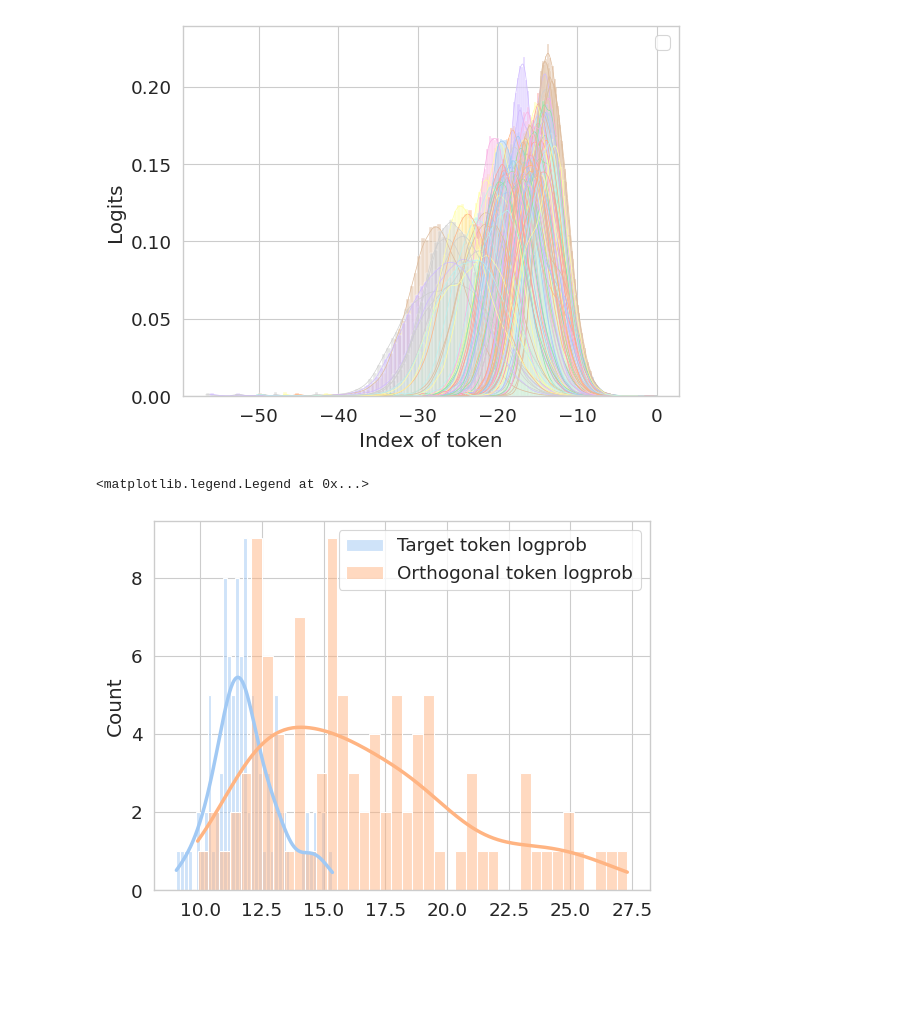
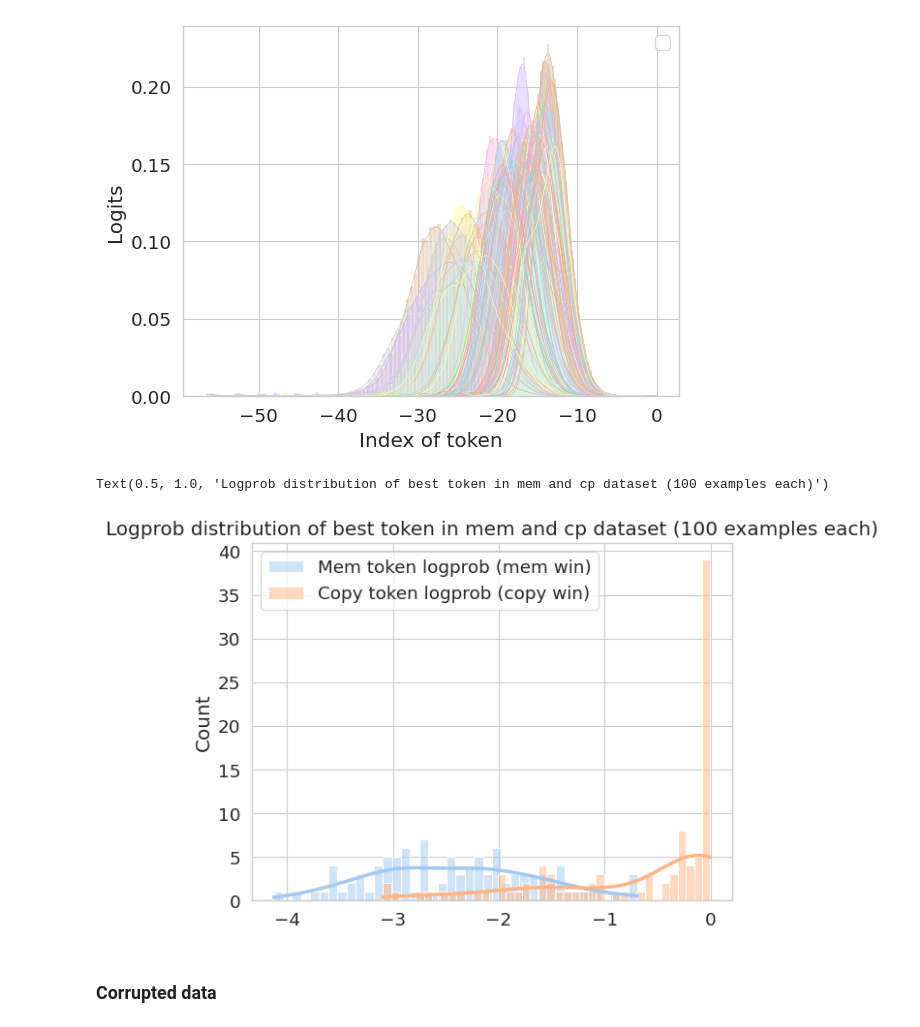
Before and after one commit to francescortu/comp-mech, a Jupyter notebook: notebooks/investigate_variance.ipynb, the cells around one changed output. Drawn from its saved outputs; the diff is of its cells as text; code cells hidden in the pictures; blank space fills up the shorter version.

```diff
--- a/notebooks/investigate_variance.ipynb
+++ b/notebooks/investigate_variance.ipynb
@@ -31,10 +29,11 @@ model = WrapHookedTransformer.from_pretrained("gpt2")
 Using pad_token, but it is not set yet.
 Loaded pretrained model gpt2 into HookedTransformer
 # %%
+dataset = Dataset("../data/dataset_gpt2.json")
 dataset.print_statistics()
-# dataset.filter(filter_value=0.23)
+dataset.filter(filter_key = "cp", filter_interval=(0.2,0.25))
 dataset.print_statistics()
-dataset.random_sample(100, 16)
+dataset.random_sample(100, 15)
 # %% [output]
 ----------------------------
 Memorizing win number of examples: 9916
@@ -97,8 +96,8 @@ plt.show()
 # %% [markdown]
 ## Variance in the logits
 # %%
-pos_logits = model([d["premise"] for d in dataset.pos_dataset])
-neg_logits = model([d["premise"] for d in dataset.neg_dataset])
+pos_logits, pos_clean_cache = model.run_with_cache([d["premise"] for d in dataset.pos_dataset])
+neg_logits, neg_clean_cache = model.run_with_cache([d["premise"] for d in dataset.neg_dataset])
 # %%
 pos_probs = torch.log_softmax(pos_logits, dim=-1)[:,-1,:]
 neg_probs = torch.log_softmax(neg_logits, dim=-1)[:, -1, :]
@@ -146,21 +145,23 @@ No artists with labels found to put in legend.  Note that artists whose label st
 [figure]
 # %%
 #extract the logprob for the target token and orthogonal token
-pos_target_logprob = pos_logits[:,-1,:].gather(-1, index=pos_target_ids["target"]).squeeze(-1)
-neg_orthogonal_logprob = neg_logits[:,-1,:].gather(-1, index=neg_target_ids["orthogonal"]).squeeze(-1)
+pos_target_logprob = pos_probs.gather(-1, index=pos_target_ids["target"]).squeeze(-1)
+neg_orthogonal_logprob = neg_probs.gather(-1, index=neg_target_ids["orthogonal"]).squeeze(-1)
 
 #plot the distribution of logprob for target token and orthogonal token
 sns.set_style("whitegrid")
 sns.set_palette("pastel")
 sns.set_context("paper", font_scale=1.5, rc={"lines.linewidth": 2.5})
-sns.histplot(pos_target_logprob.detach().numpy(), bins=40, label="Target token logprob", kde=True)
-sns.histplot(neg_orthogonal_logprob.detach().numpy(), bins=40, label="Orthogonal token logprob", kde=True)
+sns.histplot(pos_target_logprob.detach().numpy(), bins=40, label="Mem token logprob (mem win)", kde=True)
+sns.histplot(neg_orthogonal_logprob.detach().numpy(), bins=40, label="Copy token logprob (copy win)", kde=True)
 plt.legend()
-plt.title("Logprob distribution of best token in mem and copy dataset")
+plt.title("Logprob distribution of best token in mem and cp dataset (100 examples each)")
 #plot mean of target_win_pro
 # %% [output]
-<matplotlib.legend.Legend at 0x...>
+Text(0.5, 1.0, 'Logprob distribution of best token in mem and cp dataset (100 examples each)')
-[figure, old version]
+[figure, new version]
+# %% [markdown]
+### Corrupted data
 # %%
 # add noise
 pos_input_emb_corrupted = dataset.add_noise(
```
Also changed, not shown: parts of 23 cells of this notebook, 2 other files.
